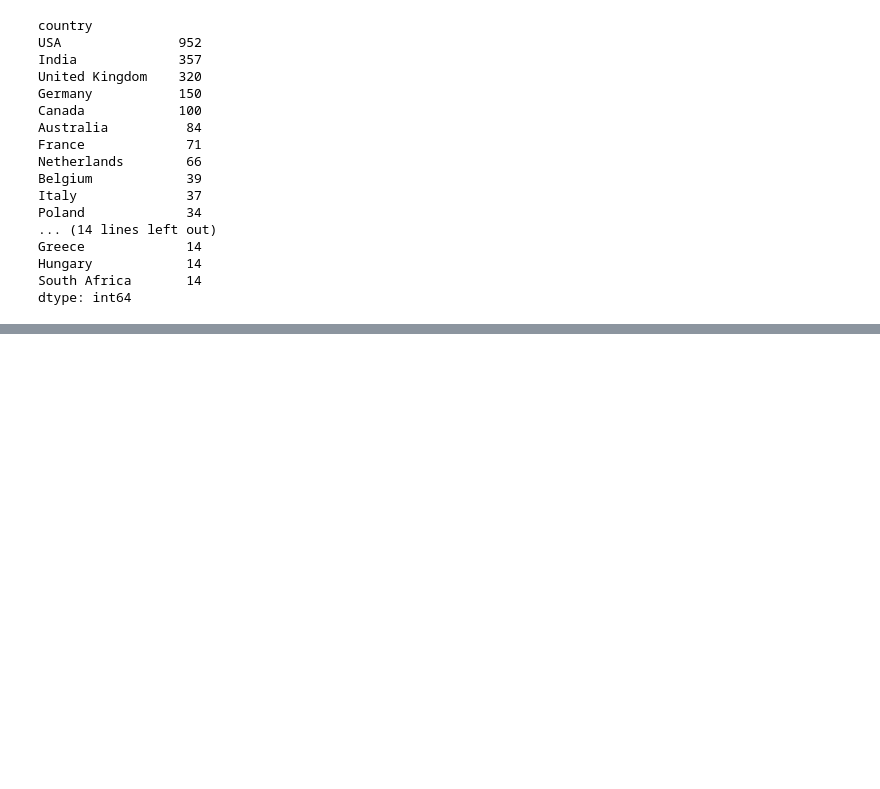
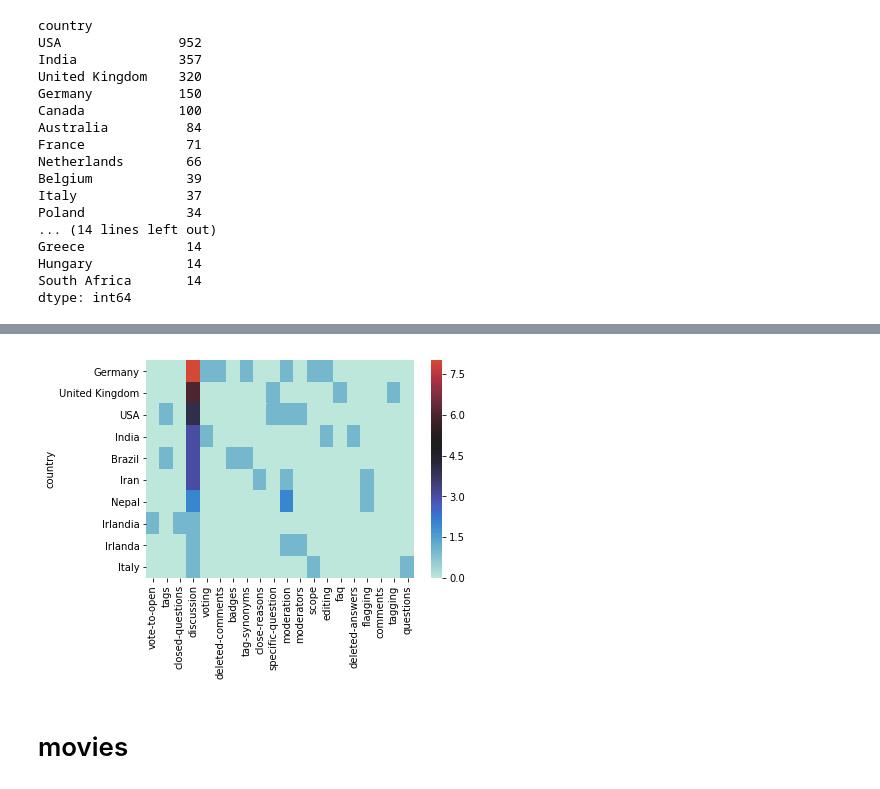
Before and after one commit to grudzinskap/pd3_padpy, a Jupyter notebook: pd3_zbiory(1).ipynb, the cells around one changed output, grey strips where cells are left out. Drawn from its saved outputs; the diff is of its cells as text; code cells hidden in the pictures; blank space fills up the shorter version.

```diff
--- a/pd3_zbiory(1).ipynb
+++ b/pd3_zbiory(1).ipynb
@@ -777,0 +666,6 @@ tenses=['present-perfect',
+# %%
+ax = sns.heatmap(mapa,center=5)
+# %% [output]
+[figure, added]
+# %% [markdown]
+# movies
```
Also changed, not shown: parts of 107 cells of this notebook.
